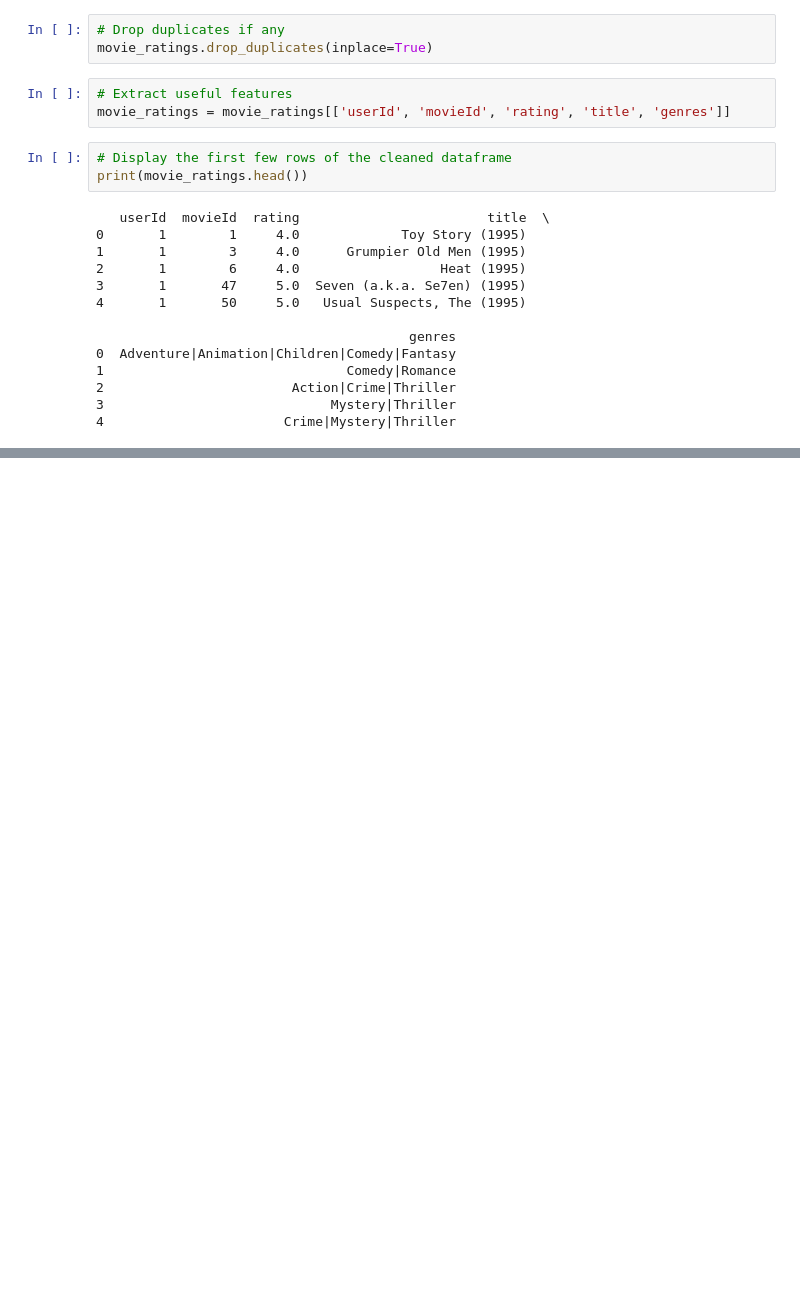
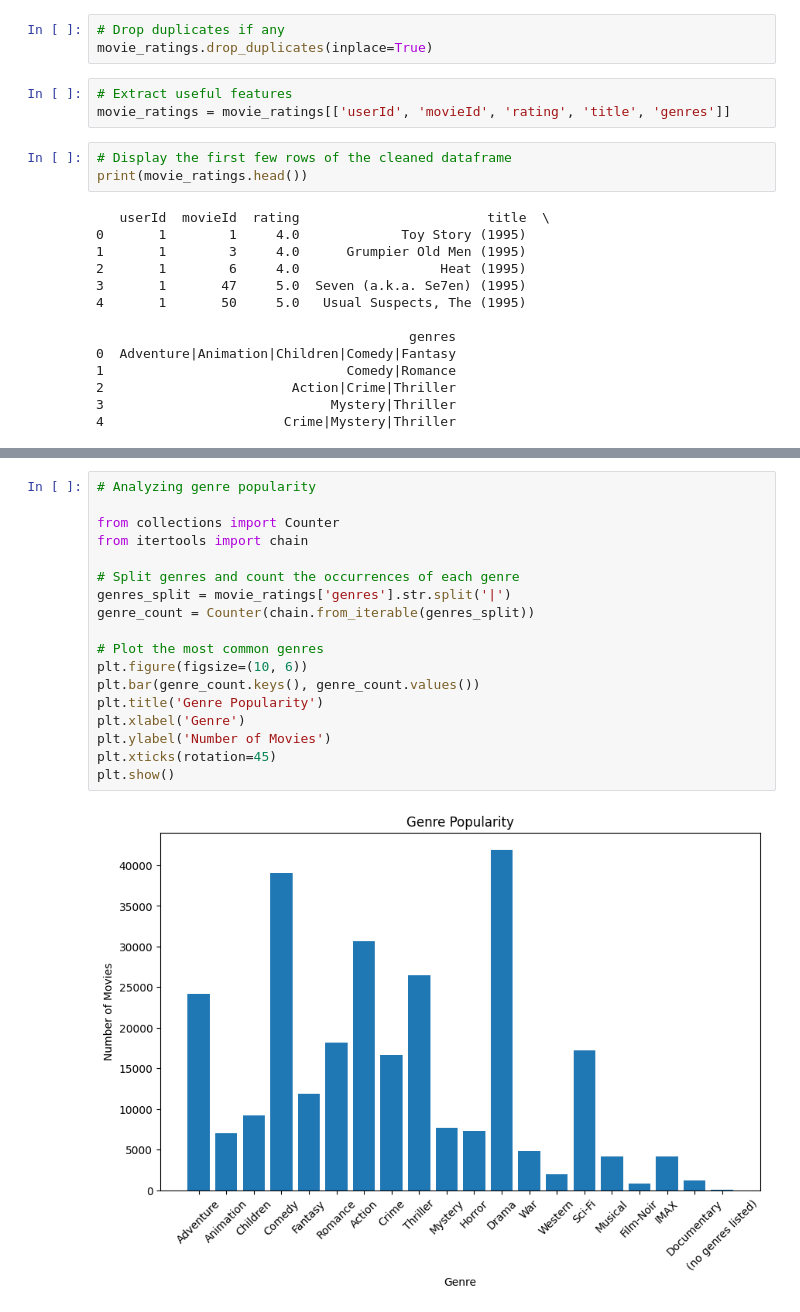
Before and after one commit to pain459/LP, a Jupyter notebook: projects/movie_recommendation_system/program.ipynb, the cells around one changed output, grey strips where cells are left out. Drawn from its saved outputs; the diff is of its cells as text; blank space fills up the shorter version.

```diff
--- a/projects/movie_recommendation_system/program.ipynb
+++ b/projects/movie_recommendation_system/program.ipynb
@@ -88,0 +105,20 @@ print(movie_ratings.head())
+# %%
+# Analyzing genre popularity
+
+from collections import Counter
+from itertools import chain
+
+# Split genres and count the occurrences of each genre
+genres_split = movie_ratings['genres'].str.split('|')
+genre_count = Counter(chain.from_iterable(genres_split))
+
+# Plot the most common genres
+plt.figure(figsize=(10, 6))
+plt.bar(genre_count.keys(), genre_count.values())
+plt.title('Genre Popularity')
+plt.xlabel('Genre')
+plt.ylabel('Number of Movies')
+plt.xticks(rotation=45)
+plt.show()
+# %% [output]
+[figure, added]
```
Also changed, not shown: parts of 2 cells of this notebook.
